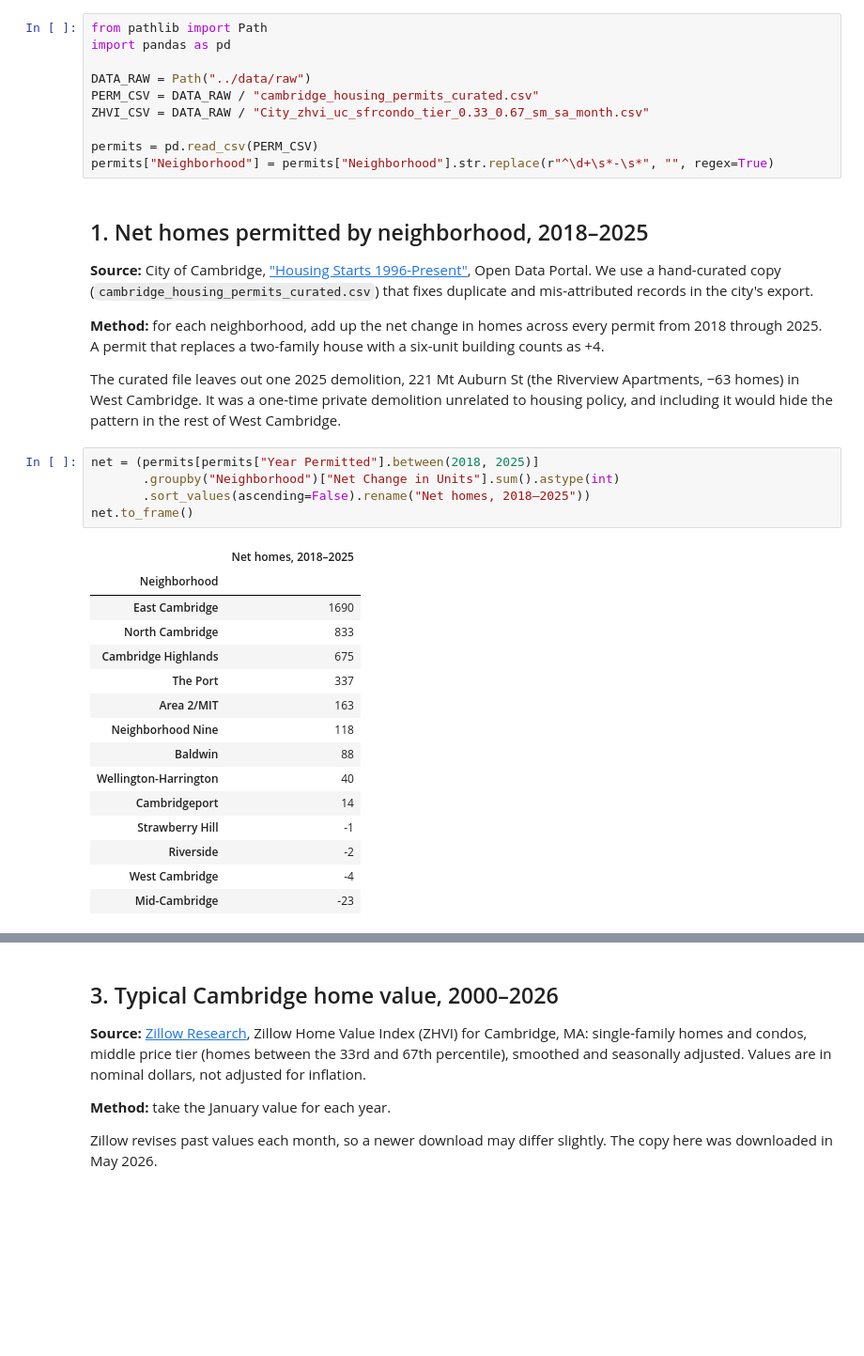
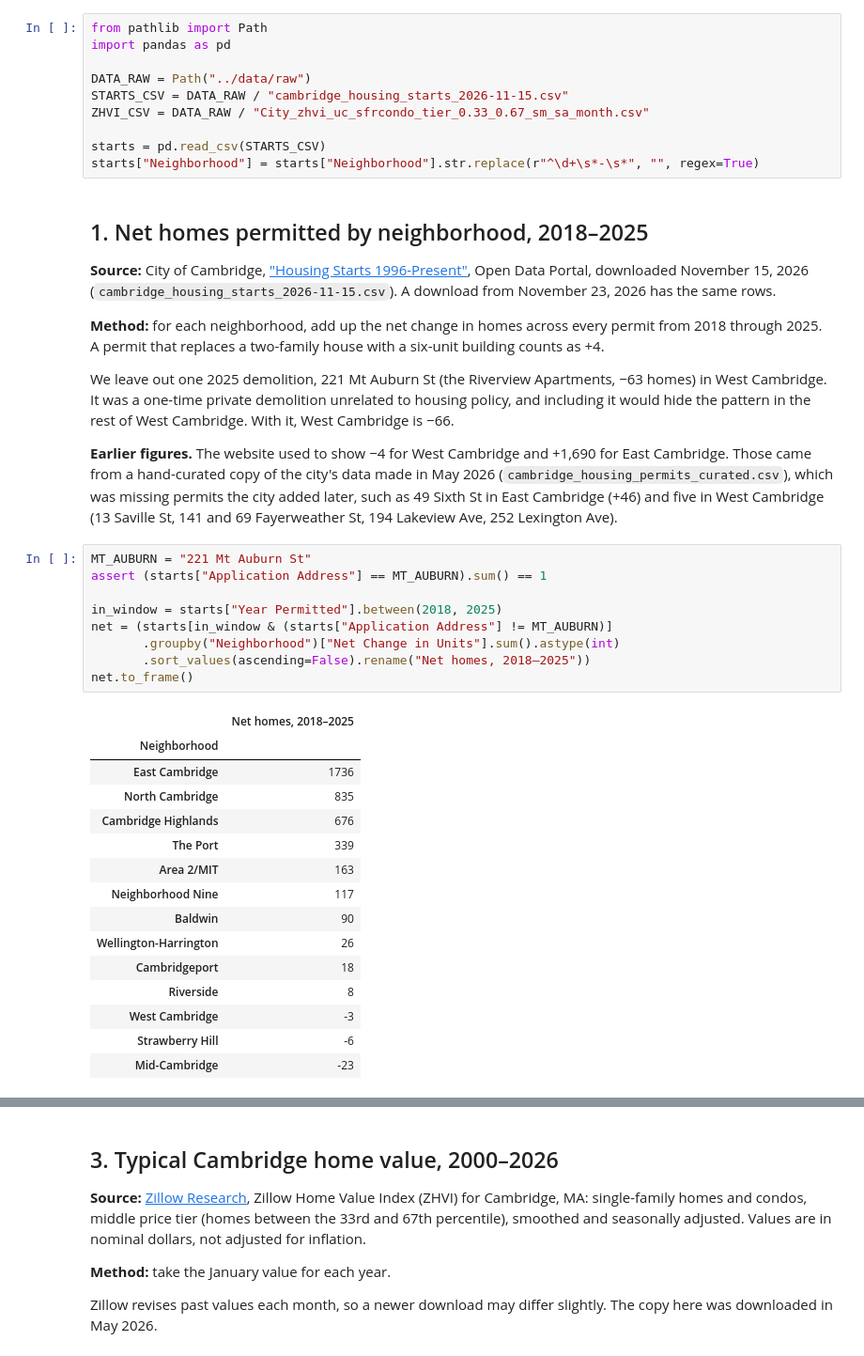
Before and after one commit to abettercambridge/public-posts, a Jupyter notebook: cambridge-housing-affordability/notebooks/affordable_cambridge_website_citations.ipynb, the cells around one changed output, grey strips where cells are left out. Shown at 94% size. Saved outputs shown, nothing was run; the diff lists cells and outputs as text; blank space fills up the shorter version.

```diff
--- a/cambridge-housing-affordability/notebooks/affordable_cambridge_website_citations.ipynb
+++ b/cambridge-housing-affordability/notebooks/affordable_cambridge_website_citations.ipynb
@@ -13,39 +13,45 @@ from pathlib import Path
 import pandas as pd
 
 DATA_RAW = Path("../data/raw")
-PERM_CSV = DATA_RAW / "cambridge_housing_permits_curated.csv"
+STARTS_CSV = DATA_RAW / "cambridge_housing_starts_2026-11-15.csv"
 ZHVI_CSV = DATA_RAW / "City_zhvi_uc_sfrcondo_tier_0.33_0.67_sm_sa_month.csv"
 
-permits = pd.read_csv(PERM_CSV)
-permits["Neighborhood"] = permits["Neighborhood"].str.replace(r"^\d+\s*-\s*", "", regex=True)
+starts = pd.read_csv(STARTS_CSV)
+starts["Neighborhood"] = starts["Neighborhood"].str.replace(r"^\d+\s*-\s*", "", regex=True)
 # %% [markdown]
 ## 1. Net homes permitted by neighborhood, 2018–2025
 
-**Source:** City of Cambridge, ["Housing Starts 1996-Present"](https://data.cambridgema.gov/d/6nxj-uqfe), Open Data Portal. We use a hand-curated copy (`cambridge_housing_permits_curated.csv`) that fixes duplicate and mis-attributed records in the city's export.
+**Source:** City of Cambridge, ["Housing Starts 1996-Present"](https://data.cambridgema.gov/d/6nxj-uqfe), Open Data Portal, downloaded November 15, 2026 (`cambridge_housing_starts_2026-11-15.csv`). A download from November 23, 2026 has the same rows.
 
 **Method:** for each neighborhood, add up the net change in homes across every permit from 2018 through 2025. A permit that replaces a two-family house with a six-unit building counts as +4.
 
-The curated file leaves out one 2025 demolition, 221 Mt Auburn St (the Riverview Apartments, −63 homes) in West Cambridge. It was a one-time private demolition unrelated to housing policy, and including it would hide the pattern in the rest of West Cambridge.
+We leave out one 2025 demolition, 221 Mt Auburn St (the Riverview Apartments, −63 homes) in West Cambridge. It was a one-time private demolition unrelated to housing policy, and including it would hide the pattern in the rest of West Cambridge. With it, West Cambridge is −66.
+
+**Earlier figures.** The website used to show −4 for West Cambridge and +1,690 for East Cambridge. Those came from a hand-curated copy of the city's data made in May 2026 (`cambridge_housing_permits_curated.csv`), which was missing permits the city added later, such as 49 Sixth St in East Cambridge (+46) and five in West Cambridge (13 Saville St, 141 and 69 Fayerweather St, 194 Lakeview Ave, 252 Lexington Ave).
 # %%
-net = (permits[permits["Year Permitted"].between(2018, 2025)]
+MT_AUBURN = "221 Mt Auburn St"
+assert (starts["Application Address"] == MT_AUBURN).sum() == 1
+
+in_window = starts["Year Permitted"].between(2018, 2025)
+net = (starts[in_window & (starts["Application Address"] != MT_AUBURN)]
        .groupby("Neighborhood")["Net Change in Units"].sum().astype(int)
        .sort_values(ascending=False).rename("Net homes, 2018–2025"))
 net.to_frame()
 # %% [output]
 |  | Net homes, 2018–2025 |
 | Neighborhood |  |
-| East Cambridge | 1690 |
-| North Cambridge | 833 |
-| Cambridge Highlands | 675 |
-| The Port | 337 |
+| East Cambridge | 1736 |
+| North Cambridge | 835 |
+| Cambridge Highlands | 676 |
+| The Port | 339 |
 | Area 2/MIT | 163 |
-| Neighborhood Nine | 118 |
-| Baldwin | 88 |
-| Wellington-Harrington | 40 |
-| Cambridgeport | 14 |
-| Strawberry Hill | -1 |
-| Riverside | -2 |
-| West Cambridge | -4 |
+| Neighborhood Nine | 117 |
+| Baldwin | 90 |
+| Wellington-Harrington | 26 |
+| Cambridgeport | 18 |
+| Riverside | 8 |
+| West Cambridge | -3 |
+| Strawberry Hill | -6 |
 | Mid-Cambridge | -23 |
 # %% [markdown]
 ## 2. West Cambridge: homes lost to downconversions, 1996–2024
```
Also changed, not shown: parts of 3 cells of this notebook.
